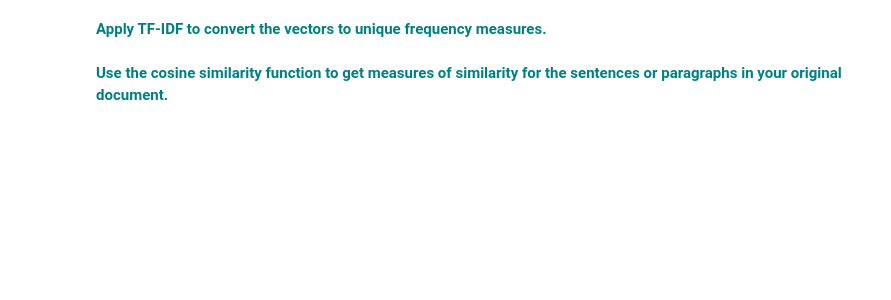
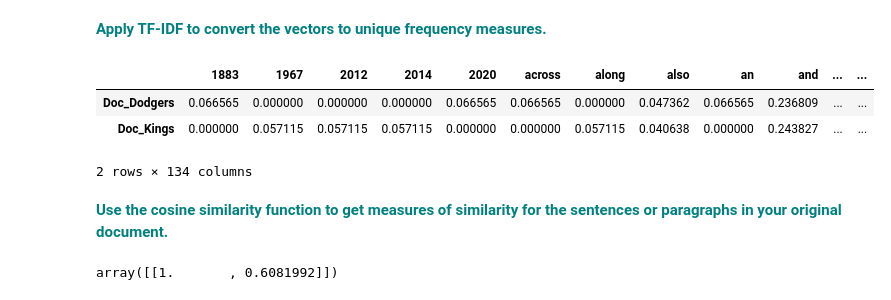
Before and after one commit to BrettlyCD/cosine-similarity, a Jupyter notebook: Cosine_Similarity_Case_Study.ipynb, the cells around one changed output. Cells and saved outputs as stored; diff of their text form; code cells hidden in the pictures; blank space fills up the shorter version.

```diff
--- a/Cosine_Similarity_Case_Study.ipynb
+++ b/Cosine_Similarity_Case_Study.ipynb
@@ -110,4 +136,17 @@ Replace the current values for `Document 0` and `Document 1` with your own sente
 # %% [markdown]
  **<font color='teal'> Apply TF-IDF to convert the vectors to unique frequency measures.</font>**
+# %%
+vectorizer = TfidfVectorizer()
+trsfm2=vectorizer.fit_transform(corpus)
+pd.DataFrame(trsfm2.toarray(),columns=vectorizer.get_feature_names_out(),index=['Doc_Dodgers','Doc_Kings'])
+# %% [output]
+|  | 1883 | 1967 | 2012 | 2014 | 2020 | across | along | also | an | and | ... | ... |
+| Doc_Dodgers | 0.066565 | 0.000000 | 0.000000 | 0.000000 | 0.066565 | 0.066565 | 0.000000 | 0.047362 | 0.066565 | 0.236809 | ... | ... |
+| Doc_Kings | 0.000000 | 0.057115 | 0.057115 | 0.057115 | 0.000000 | 0.000000 | 0.057115 | 0.040638 | 0.000000 | 0.243827 | ... | ... |
+2 rows × 134 columns
 # %% [markdown]
  **<font color='teal'> Use the cosine similarity function to get measures of similarity for the sentences or paragraphs in your original document.</font>**
+# %%
+cosine_similarity(trsfm2[0:1], trsfm2)
+# %% [output]
+array([[1.       , 0.6081992]])
```
Also changed, not shown: parts of 6 cells of this notebook.
